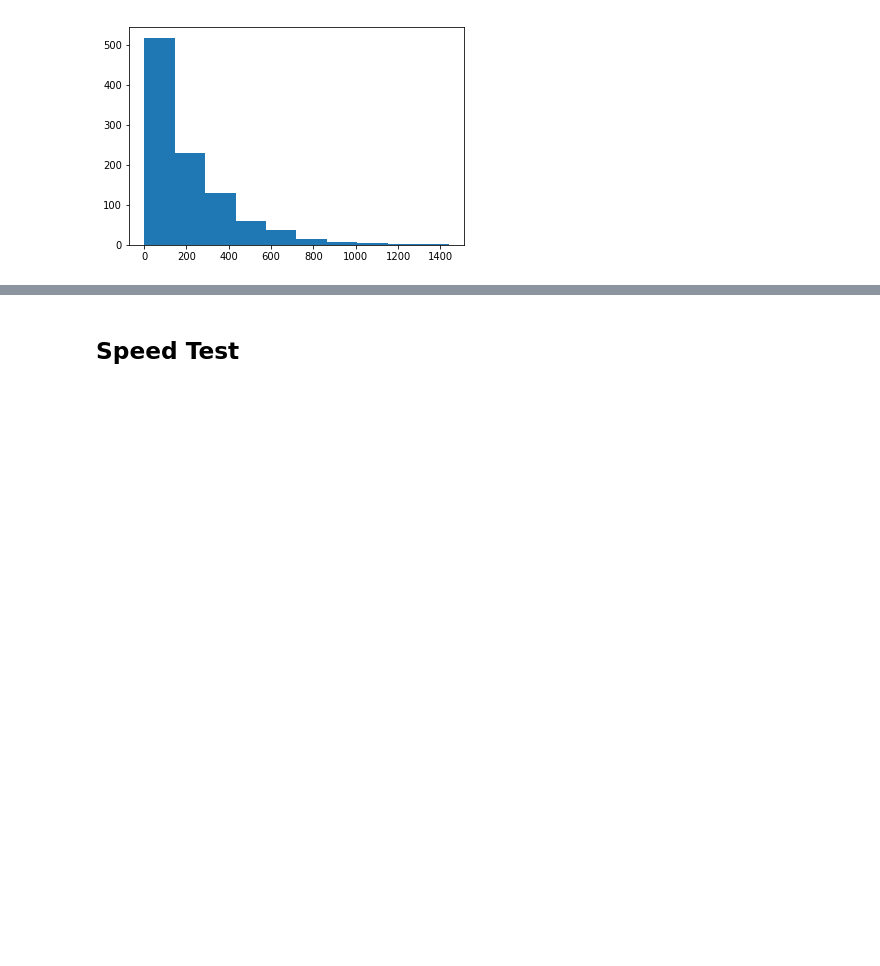
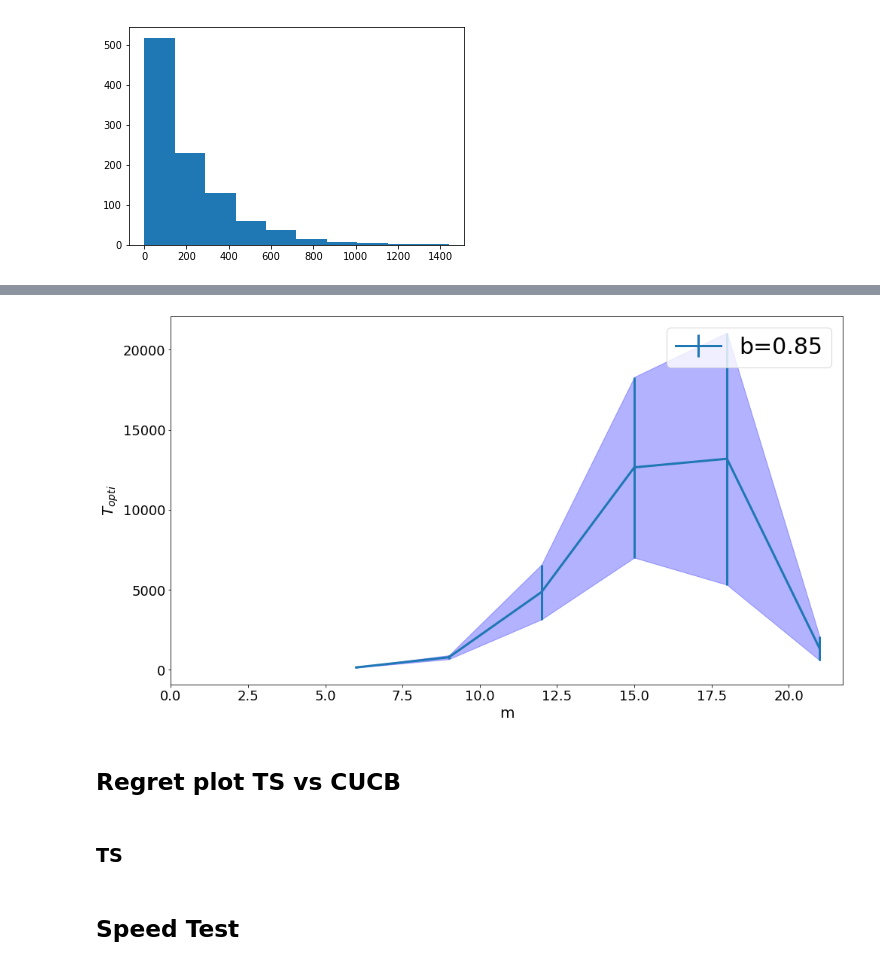
Before and after one commit to RaymZhang/TS_Combinatorial_Semi_Bandits_Curse, a Jupyter notebook: CTS_bipartite_graph.ipynb, the cells around one changed output, grey strips where cells are left out. Cells and saved outputs as stored; diff of their text form; code cells hidden in the pictures; blank space fills up the shorter version.

```diff
--- a/CTS_bipartite_graph.ipynb
+++ b/CTS_bipartite_graph.ipynb
@@ -618,0 +876,28 @@ plt.hist(distrib_first_optimal)
+# %%
+distrib_first_optimal1 = np.load("BP_Distribution_eps015_d6_21_3.npy")
+Average_timeeps015_d6_21_3 = np.mean(distrib_first_optimal1, axis =1)
+std1 = np.std(distrib_first_optimal1, axis =1)/np.sqrt(1000)
+# %%
+ds1 = range(6,22,3)
+plt.figure('Average Time',figsize = (16,9))
+plt.clf()
+
+plt.errorbar(ds1,Average_timeeps015_d6_21_3,std1,  label = "b=0.85" ,linewidth=3)
+plt.fill_between(ds1,Average_timeeps015_d6_21_3 - std1, Average_timeeps015_d6_21_3 + std1 , color='b', alpha=.3)
+
+
+plt.xlim(xmin=0)
+
+#plt.title("Average time the optimal decision is played for the first time in function of d",fontsize=20)
+plt.ylabel(r'$T_{opti}$', fontsize=20)
+plt.xlabel('m', fontsize=20)
+plt.tick_params(axis='x', labelsize=18)
+plt.tick_params(axis='y', labelsize=18)
+plt.legend(prop={'size': 30})
+plt.savefig('Bp_average.pdf')
+# %% [output]
+[figure, added]
+# %% [markdown]
+ ## Regret plot TS vs CUCB
+# %% [markdown]
+### TS
```
Also changed, not shown: parts of 15 cells of this notebook, 50 other files.
